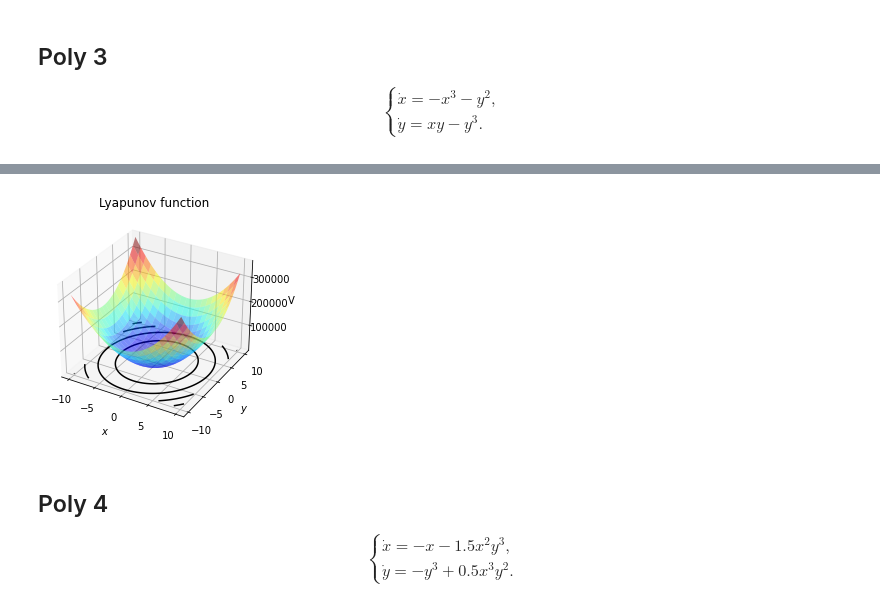
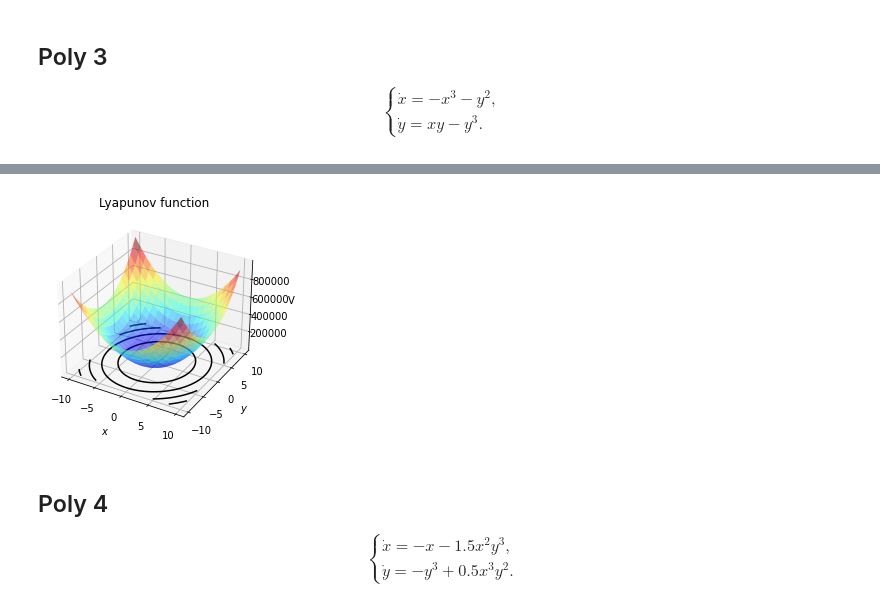
Before and after one commit to oxford-oxcav/fossil, a Jupyter notebook: experiments/FOSSIL-benchmarks.ipynb, the cells around one changed output, grey strips where cells are left out. Drawn from its saved outputs; the diff is of its cells as text; code cells hidden in the pictures.

```diff
--- a/experiments/FOSSIL-benchmarks.ipynb
+++ b/experiments/FOSSIL-benchmarks.ipynb
@@ -332,7 +332,7 @@ dynamics = [
 
 ]
 activations =  [ActivationType.SQUARE]
-neurons = [5]
+neurons = [10]
 parameters = {CegisConfig.VERIFIER.k:VerifierType.DREAL, CegisConfig.ACTIVATION.k: activations,
               CegisConfig.N_HIDDEN_NEURONS.k:neurons, CegisConfig.LLO.k:True, CegisConfig.SP_HANDLE.k:False}
 
@@ -362,4 +362,4 @@ No counterexamples found!
-[figure, old version]
+[figure, new version]
 # %% [markdown]
 <a id='poly4'></a>
 ## Poly 4
```
Also changed, not shown: parts of 19 cells of this notebook, 41 other files.
